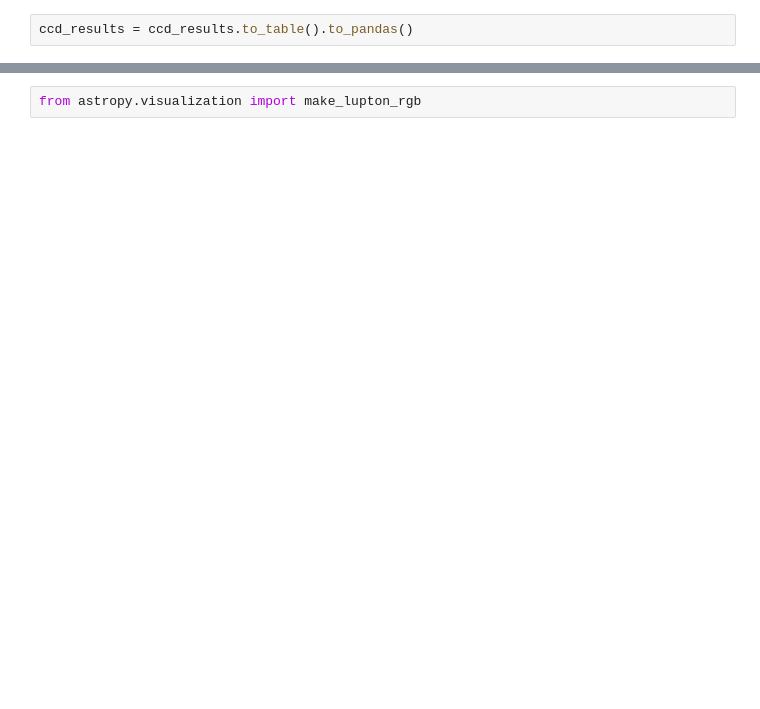
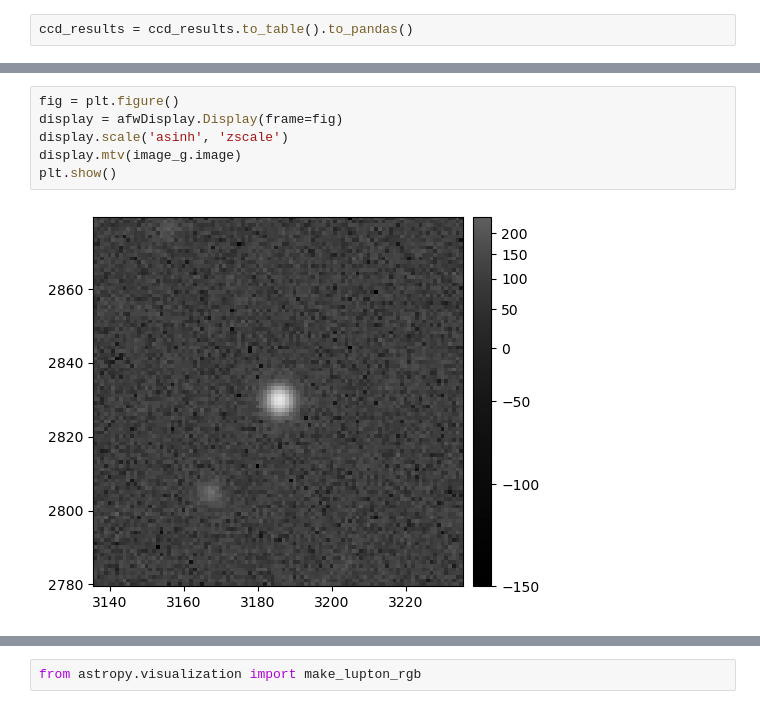
Before and after one commit to lsst-epo/citizen-science-notebooks, a Jupyter notebook: variable_image_querying.ipynb, the cells around one changed output, grey strips where cells are left out. Saved outputs shown, nothing was run; the diff lists cells and outputs as text; blank space fills up the shorter version.

```diff
--- a/variable_image_querying.ipynb
+++ b/variable_image_querying.ipynb
@@ -307,0 +328,8 @@ image_b = get_cutout_image(63.292031,-44.508647,466723,102, 'b',datasetType='cal
+# %%
+fig = plt.figure()
+display = afwDisplay.Display(frame=fig)
+display.scale('asinh', 'zscale')
+display.mtv(image_g.image)
+plt.show()
+# %% [output]
+[figure, added]
```
Also changed, not shown: parts of 21 cells of this notebook, 1 other file.
